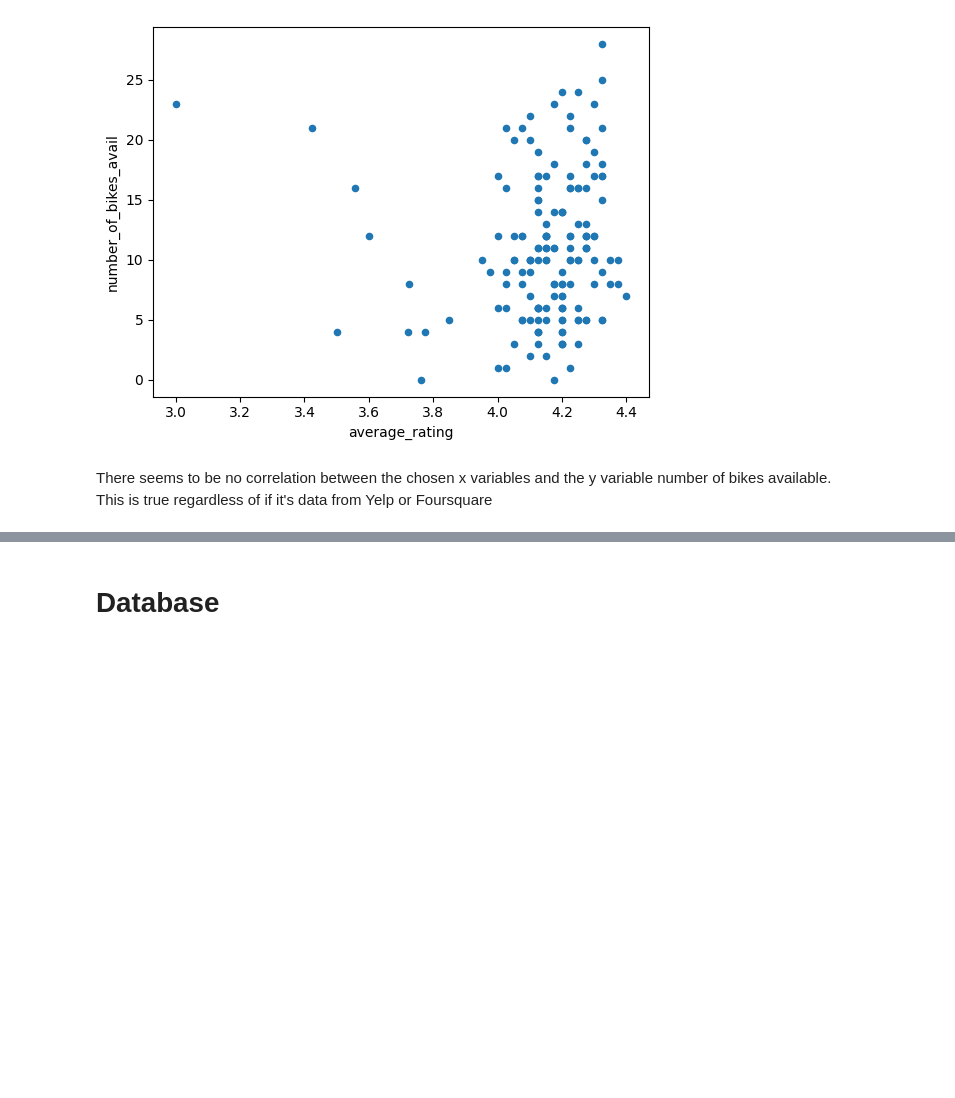
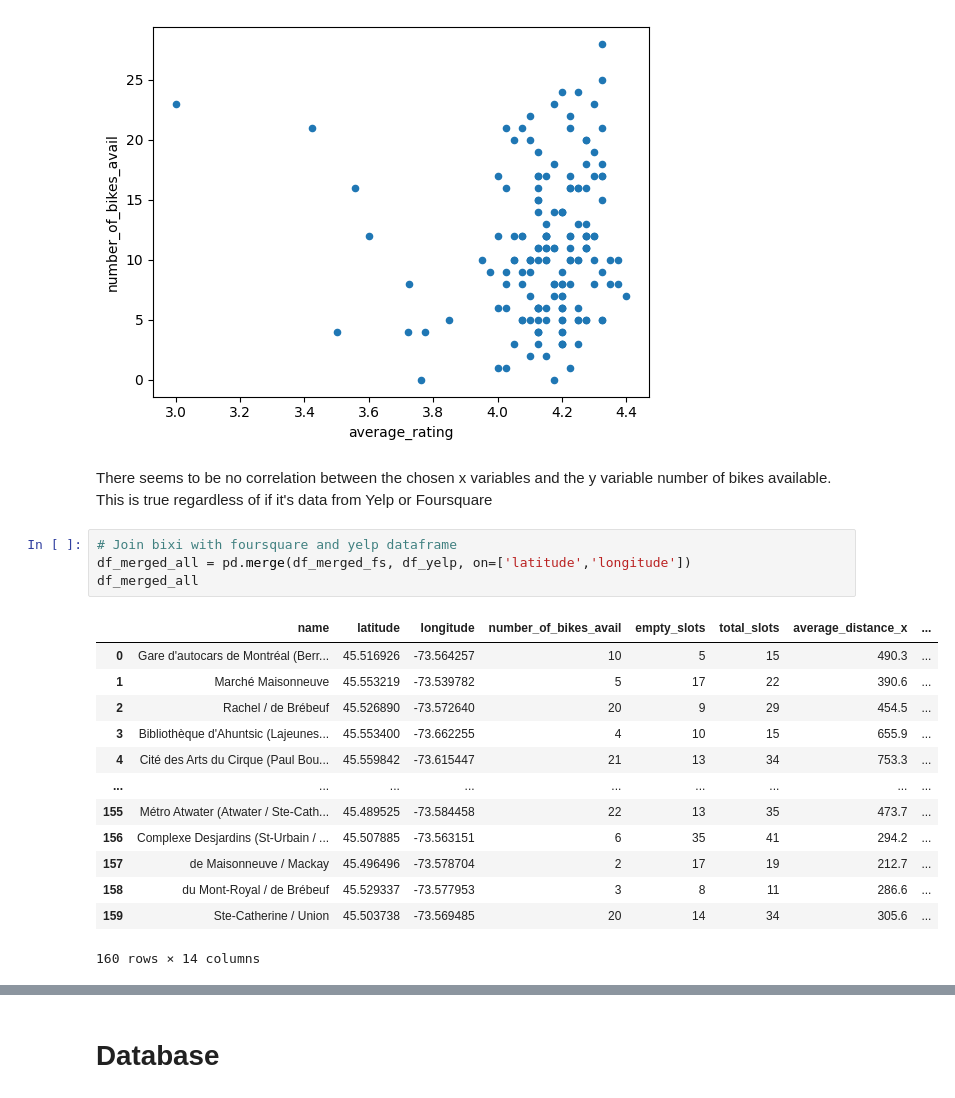
Before and after one commit to Mingie98/Statistical-Modelling-Project, a Jupyter notebook: notebooks/joining_data.ipynb, the cells around one changed output, grey strips where cells are left out. Drawn from its saved outputs; the diff is of its cells as text; blank space fills up the shorter version.

```diff
--- a/notebooks/joining_data.ipynb
+++ b/notebooks/joining_data.ipynb
@@ -115,3 +115,21 @@ scatterplot_nbofbike(df_merged_yelp, 'average_rating')
 [figure]
 # %% [markdown]
 There seems to be no correlation between the chosen x variables and the y variable number of bikes available. This is true regardless of if it's data from Yelp or Foursquare
+# %%
+# Join bixi with foursquare and yelp dataframe
+df_merged_all = pd.merge(df_merged_fs, df_yelp, on=['latitude','longitude'])
+df_merged_all
+# %% [output]
+|  | name | latitude | longitude | number_of_bikes_avail | empty_slots | total_slots | average_distance_x | ... |
+| 0 | Gare d'autocars de Montréal (Berr... | 45.516926 | -73.564257 | 10 | 5 | 15 | 490.3 | ... |
+| 1 | Marché Maisonneuve | 45.553219 | -73.539782 | 5 | 17 | 22 | 390.6 | ... |
+| 2 | Rachel / de Brébeuf | 45.526890 | -73.572640 | 20 | 9 | 29 | 454.5 | ... |
+| 3 | Bibliothèque d'Ahuntsic (Lajeunes... | 45.553400 | -73.662255 | 4 | 10 | 15 | 655.9 | ... |
+| 4 | Cité des Arts du Cirque (Paul Bou... | 45.559842 | -73.615447 | 21 | 13 | 34 | 753.3 | ... |
+| ... | ... | ... | ... | ... | ... | ... | ... | ... |
+| 155 | Métro Atwater (Atwater / Ste-Cath... | 45.489525 | -73.584458 | 22 | 13 | 35 | 473.7 | ... |
+| 156 | Complexe Desjardins (St-Urbain / ... | 45.507885 | -73.563151 | 6 | 35 | 41 | 294.2 | ... |
+| 157 | de Maisonneuve / Mackay | 45.496496 | -73.578704 | 2 | 17 | 19 | 212.7 | ... |
+| 158 | du Mont-Royal / de Brébeuf | 45.529337 | -73.577953 | 3 | 8 | 11 | 286.6 | ... |
+| 159 | Ste-Catherine / Union | 45.503738 | -73.569485 | 20 | 14 | 34 | 305.6 | ... |
+160 rows × 14 columns
```
Also changed, not shown: parts of 5 cells of this notebook.
